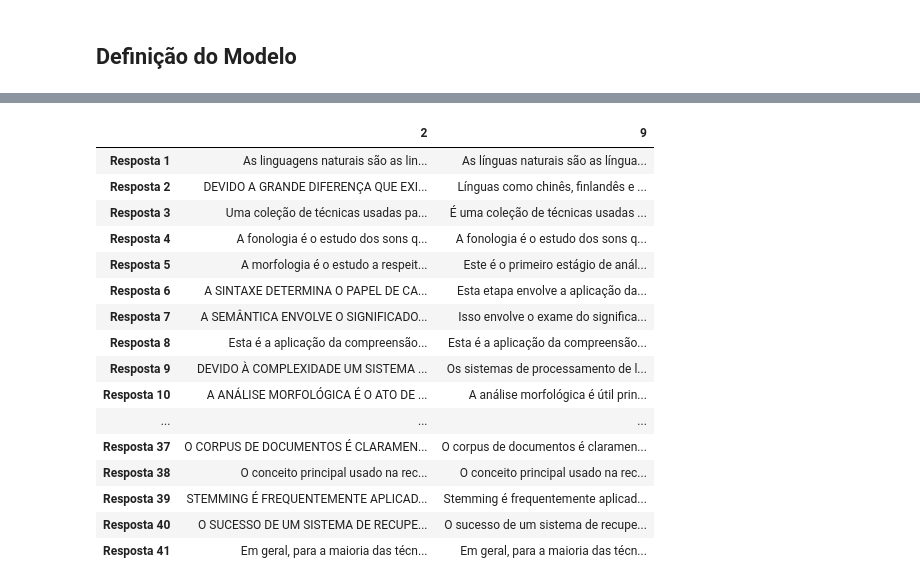
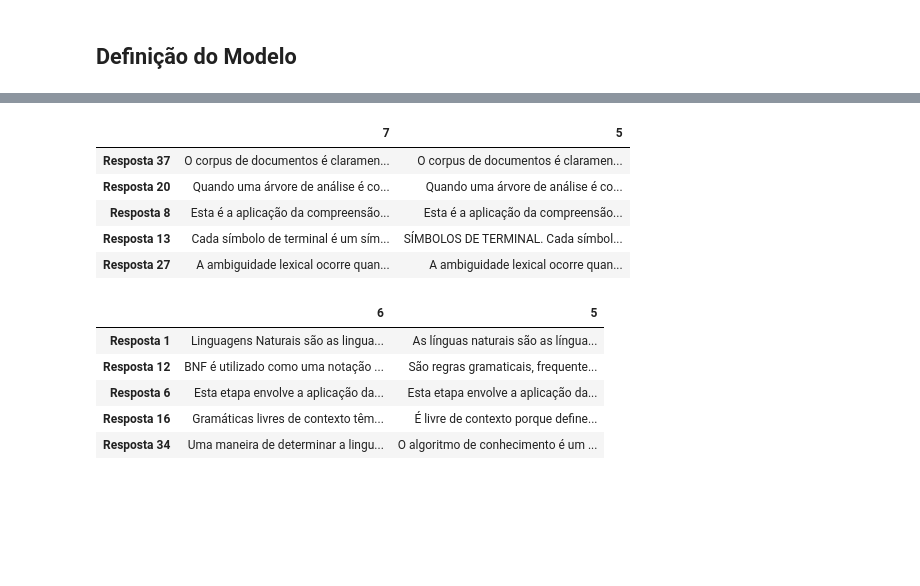
Before and after one commit to luanagbmartins/inteligencia-artificial, a Jupyter notebook: Módulo 6 - Processamento de Linguagem Natural/AP_06_ LuanaGuedes_RuanChaves_ThiagoMonteles.ipynb, the cells around one changed output, grey strips where cells are left out. Cells and saved outputs as stored; diff of their text form; code cells hidden in the pictures; blank space fills up the shorter version.

```diff
--- a/Módulo 6 - Processamento de Linguagem Natural/AP_06_ LuanaGuedes_RuanChaves_ThiagoMonteles.ipynb
+++ b/Módulo 6 - Processamento de Linguagem Natural/AP_06_ LuanaGuedes_RuanChaves_ThiagoMonteles.ipynb
@@ -235,0 +212,3 @@ get_graph(preprocess_dict=data_dict,
+# %%
+pd.set_option('display.max_colwidth', -1)
+pd.read_csv(source, sep=";").iloc[[9,4]].transpose().sample(5)
@@ -235,0 +222,3 @@ get_graph(preprocess_dict=data_dict,
+# %%
+pd.set_option('display.max_colwidth', -1)
+pd.read_csv(source, sep=";").iloc[[5,1]].transpose().sample(5)
@@ -289,22 +276,20 @@ get_graph(preprocess_dict=data_dict,
+# %%
+pd.set_option('display.max_colwidth', -1)
+pd.read_csv(source, sep=";").iloc[[7,5]].transpose().sample(5)
+# %% [output]
+|  | 7 | 5 |
+| Resposta 37 | O corpus de documentos é claramen... | O corpus de documentos é claramen... |
+| Resposta 20 | Quando uma árvore de análise é co... | Quando uma árvore de análise é co... |
+| Resposta 8 | Esta é a aplicação da compreensão... | Esta é a aplicação da compreensão... |
+| Resposta 13 | Cada símbolo de terminal é um sím... | SÍMBOLOS DE TERMINAL. Cada símbol... |
+| Resposta 27 | A ambiguidade lexical ocorre quan... | A ambiguidade lexical ocorre quan... |
 # %%
 pd.set_option('display.max_colwidth', -1)
-source = "Dados- ED09.csv"
-pd.read_csv(source, sep=";").dropna().iloc[[1, 6]].transpose()
+pd.read_csv(source, sep=";").iloc[[6,5]].transpose().sample(5)
 # %% [output]
-|  | 2 | 9 |
-| Resposta 1 | As linguagens naturais são as lin... | As línguas naturais são as língua... |
-| Resposta 2 | DEVIDO A GRANDE DIFERENÇA QUE EXI... | Línguas como chinês, finlandês e ... |
-| Resposta 3 | Uma coleção de técnicas usadas pa... | É uma coleção de técnicas usadas ... |
-| Resposta 4 | A fonologia é o estudo dos sons q... | A fonologia é o estudo dos sons q... |
-| Resposta 5 | A morfologia é o estudo a respeit... | Este é o primeiro estágio de anál... |
-| Resposta 6 | A SINTAXE DETERMINA O PAPEL DE CA... | Esta etapa envolve a aplicação da... |
-| Resposta 7 | A SEMÂNTICA ENVOLVE O SIGNIFICADO... | Isso envolve o exame do significa... |
-| Resposta 8 | Esta é a aplicação da compreensão... | Esta é a aplicação da compreensão... |
-| Resposta 9 | DEVIDO À COMPLEXIDADE UM SISTEMA ... | Os sistemas de processamento de l... |
-| Resposta 10 | A ANÁLISE MORFOLÓGICA É O ATO DE ... | A análise morfológica é útil prin... |
-| ... | ... | ... |
-| Resposta 37 | O CORPUS DE DOCUMENTOS É CLARAMEN... | O corpus de documentos é claramen... |
-| Resposta 38 | O conceito principal usado na rec... | O conceito principal usado na rec... |
-| Resposta 39 | STEMMING É FREQUENTEMENTE APLICAD... | Stemming é frequentemente aplicad... |
-| Resposta 40 | O SUCESSO DE UM SISTEMA DE RECUPE... | O sucesso de um sistema de recupe... |
-| Resposta 41 | Em geral, para a maioria das técn... | Em geral, para a maioria das técn... |
+|  | 6 | 5 |
+| Resposta 1 | Linguagens Naturais são as lingua... | As línguas naturais são as língua... |
+| Resposta 12 | BNF é utilizado como uma notação ... | São regras gramaticais, frequente... |
+| Resposta 6 | Esta etapa envolve a aplicação da... | Esta etapa envolve a aplicação da... |
+| Resposta 16 | Gramáticas livres de contexto têm... | É livre de contexto porque define... |
+| Resposta 34 | Uma maneira de determinar a lingu... | O algoritmo de conhecimento é um ... |
```
Also changed, not shown: parts of 26 cells of this notebook.
